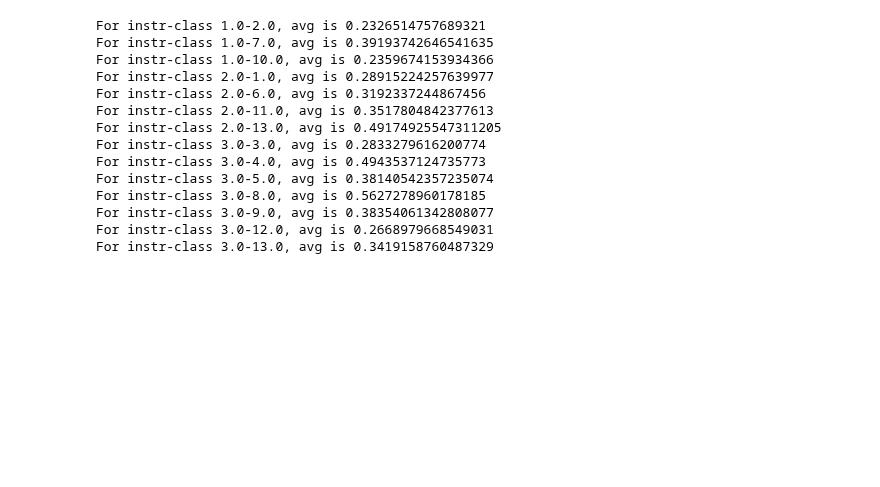
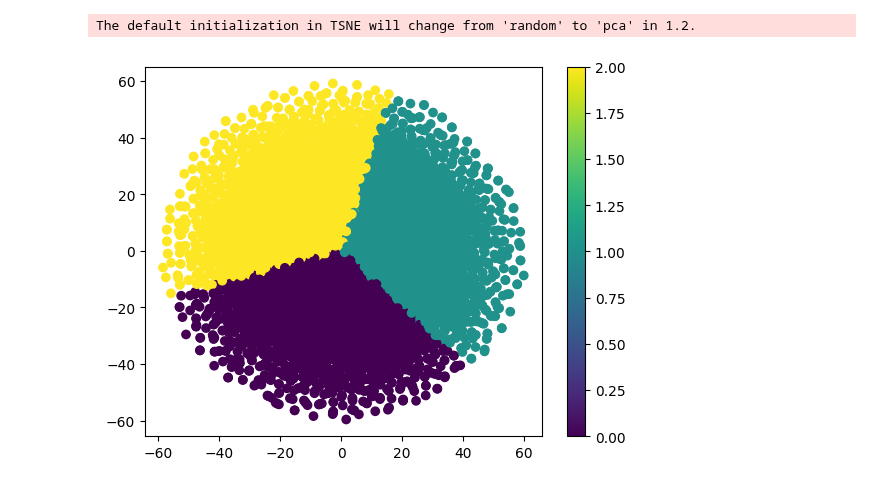
Before and after one commit to ayyildizb17/graduationProject, a Jupyter notebook: gazi.ipynb, the cells around one changed output. Cells and saved outputs as stored; diff of their text form; code cells hidden in the pictures; blank space fills up the shorter version.

```diff
--- a/gazi.ipynb
+++ b/gazi.ipynb
@@ -37,16 +48,18 @@ len(unique_values)
 # %%
-# An instr-class pair will be grouped in terms of their avg point given by a student.
+# Tokenizing data for word2vec
+# Sentences formed using average of the scores, id's that has the same averages goes to the same sentence
+
 import nltk
 from random import shuffle
 
 tokenized_data = []
 
-groups = []
-
-# data[['avg']] = data[['avg']].applymap(float)
+data['avg'] = dataset_question.mean(axis=1)
+data['id'] = range(1, len(data) + 1)
+unique_values = data['avg'].unique()
 
 for i in unique_values:
-    a = " ".join(data.loc[data['avg'] == i, 'instr_class'].astype(str).values.tolist())
+    a = " ".join(data.loc[data['avg'] == i, 'id'].astype(str).values.tolist())
 
     split = a.split()    # Split the string into a list of words
     shuffle(split)       # This shuffles the list in-place.
@@ -76,9 +69,10 @@ tokenized_data
 # %%
+# Word2vec model
+
 from gensim.models import Word2Vec
 
 # training the W2V model
-
 model = Word2Vec(sentences=tokenized_data,
-                 window=2,
+                 window=20,
                  workers=4,
                  min_count=1)
@@ -168,22 +107,25 @@ The default learning rate in TSNE will change from 200.0 to 'auto' in 1.2.
-# %%
-# Shows which instr-class pair are close to each other
-unique_values = data['instr_class'].unique()
-
-for i in unique_values:
-    x = data.loc[data['instr_class'] == i, 'avg'].mean()
-    print(f'For instr-class {i}, avg is {x}')
-# %% [output]
-For instr-class 1.0-2.0, avg is 0.2326514757689321
-For instr-class 1.0-7.0, avg is 0.39193742646541635
-For instr-class 1.0-10.0, avg is 0.2359674153934366
-For instr-class 2.0-1.0, avg is 0.28915224257639977
-For instr-class 2.0-6.0, avg is 0.3192337244867456
-For instr-class 2.0-11.0, avg is 0.3517804842377613
-For instr-class 2.0-13.0, avg is 0.49174925547311205
-For instr-class 3.0-3.0, avg is 0.2833279616200774
-For instr-class 3.0-4.0, avg is 0.4943537124735773
-For instr-class 3.0-5.0, avg is 0.38140542357235074
-For instr-class 3.0-8.0, avg is 0.5627278960178185
-For instr-class 3.0-9.0, avg is 0.38354061342808077
-For instr-class 3.0-12.0, avg is 0.2668979668549031
-For instr-class 3.0-13.0, avg is 0.3419158760487329
+# %%
+# Reduction of dimensions with TSNE and K-Means plotting for word2vec output
+
+def run_tsne(data, num_dimensions=2, perplexity=30.0, learning_rate=200.0, num_iterations=1000):
+    # Create t-SNE object
+    tsne = TSNE(n_components=num_dimensions, perplexity=perplexity, learning_rate=learning_rate, n_iter=num_iterations)
+
+    # Run t-SNE on the data
+    embedded_data = tsne.fit_transform(data)
+
+    return embedded_data
+
+embedded_data = run_tsne(model.wv.vectors)
+
+kmeans = KMeans(n_clusters=3, init='k-means++', n_init=10, max_iter=300)
+kmeans.fit(embedded_data)
+
+cluster_labels = kmeans.labels_
+fig, ax = plt.subplots()
+plt.scatter(embedded_data[:, 0], embedded_data[:, 1], c=cluster_labels)
+plt.colorbar()
+plt.show()
+# %% [output]
+The default initialization in TSNE will change from 'random' to 'pca' in 1.2.
+[figure, added]
```
Also changed, not shown: parts of 7 cells of this notebook.
